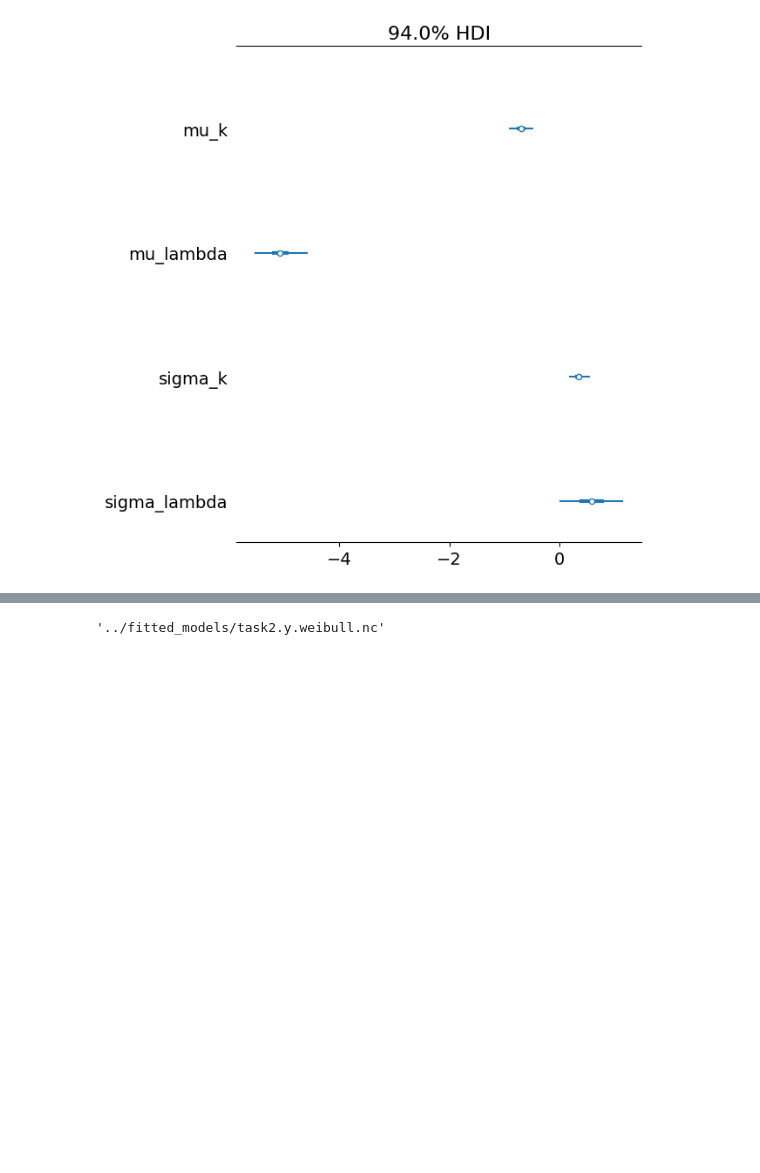
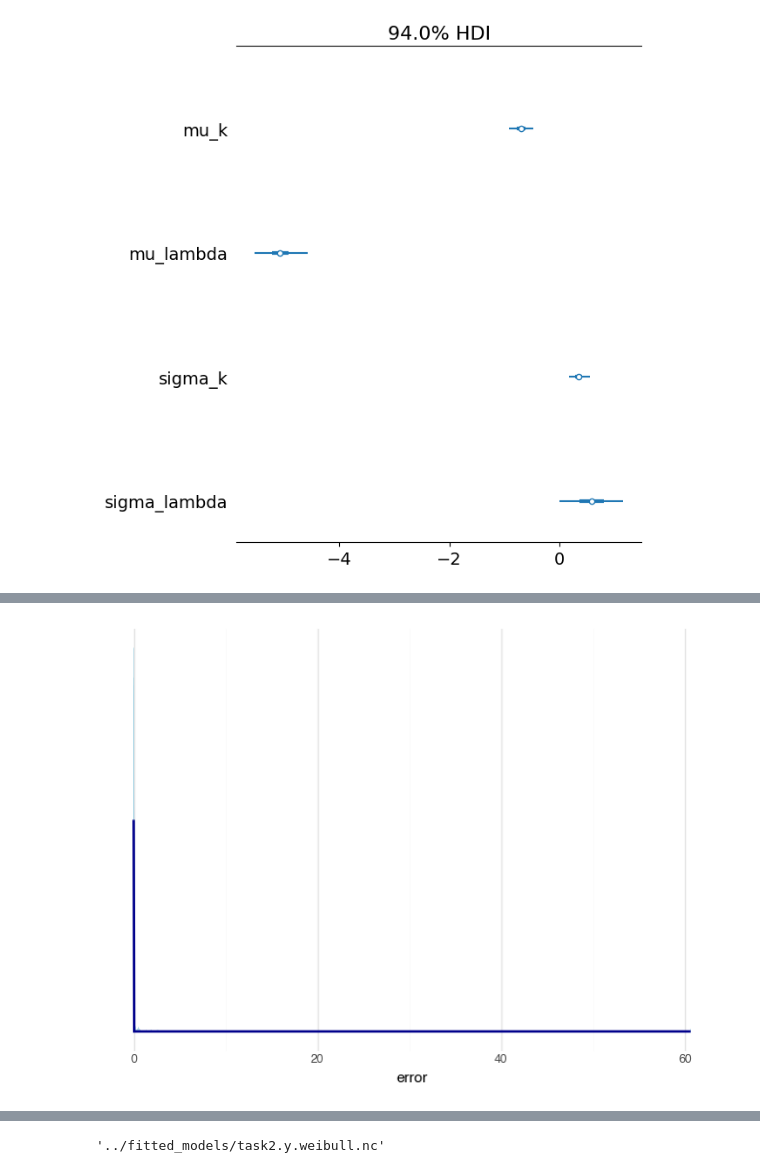
Before and after one commit to mika-long/vis-decode-analysis, a Jupyter notebook: analysis/pymc_files/task2.ipynb, the cells around one changed output, grey strips where cells are left out. Saved outputs shown, nothing was run; the diff lists cells and outputs as text; code cells hidden in the pictures; blank space fills up the shorter version.

```diff
--- a/analysis/pymc_files/task2.ipynb
+++ b/analysis/pymc_files/task2.ipynb
@@ -178,0 +181,4 @@ azp.plot_ppc_pit(task2_y_weibull_idata)
+# %%
+pp_check_dens_overlay(task2_y_weibull_idata)
+# %% [output]
+[figure, added]
```
Also changed, not shown: parts of 20 cells of this notebook, 2 other files.
